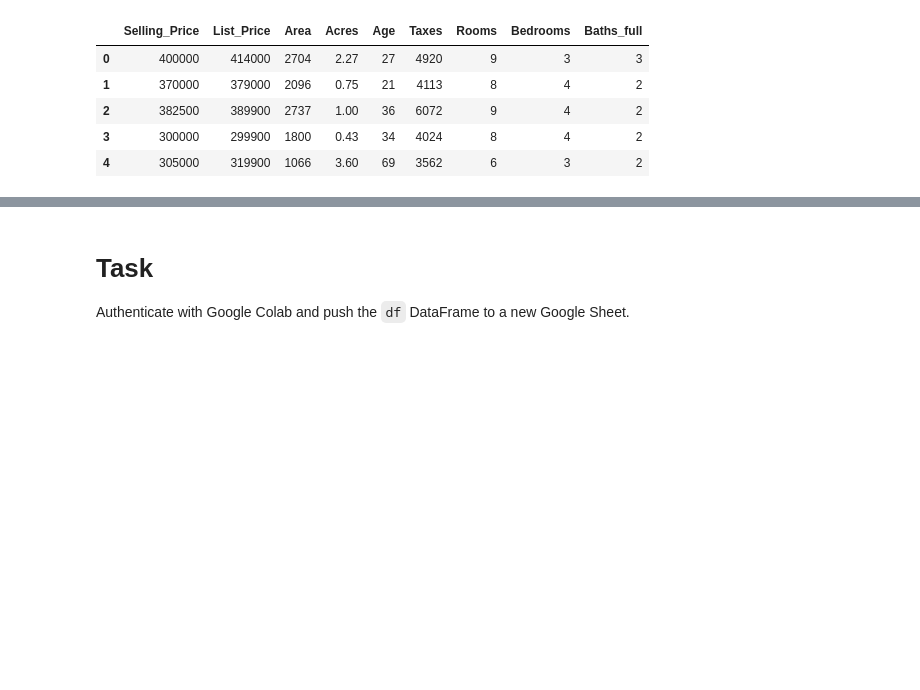
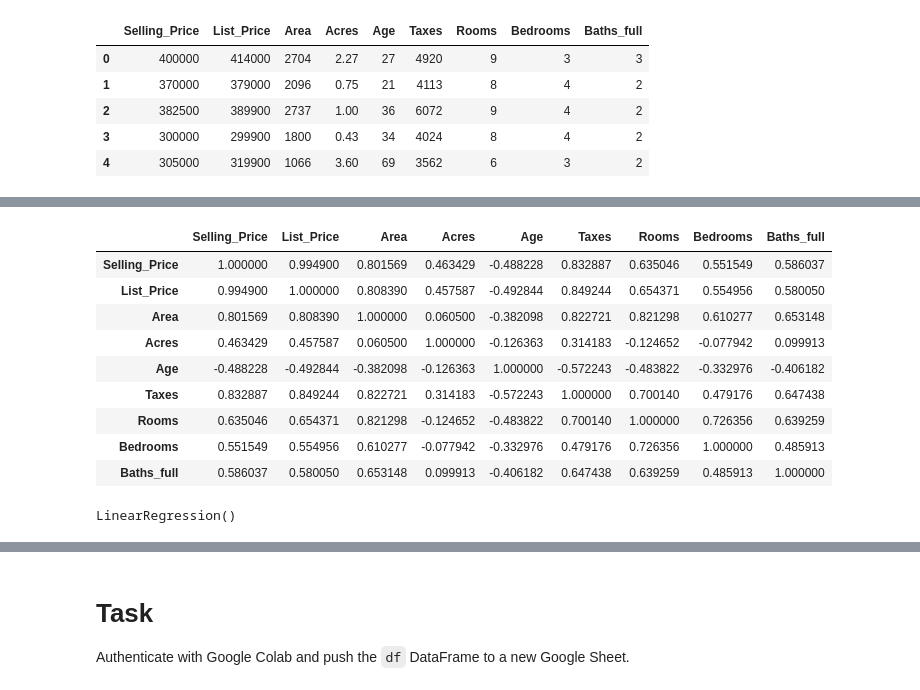
Before and after one commit to liempt6789-maker/hocsau, a Jupyter notebook: LinearRegression.ipynb, the cells around one changed output, grey strips where cells are left out. Cells and saved outputs as stored; diff of their text form; code cells hidden in the pictures; blank space fills up the shorter version.

```diff
--- a/LinearRegression.ipynb
+++ b/LinearRegression.ipynb
@@ -21,0 +26,13 @@ MessageError: Error: credential propagation was unsuccessful
+# %%
+df.corr()
+# %% [output]
+|  | Selling_Price | List_Price | Area | Acres | Age | Taxes | Rooms | Bedrooms | Baths_full |
+| Selling_Price | 1.000000 | 0.994900 | 0.801569 | 0.463429 | -0.488228 | 0.832887 | 0.635046 | 0.551549 | 0.586037 |
+| List_Price | 0.994900 | 1.000000 | 0.808390 | 0.457587 | -0.492844 | 0.849244 | 0.654371 | 0.554956 | 0.580050 |
+| Area | 0.801569 | 0.808390 | 1.000000 | 0.060500 | -0.382098 | 0.822721 | 0.821298 | 0.610277 | 0.653148 |
+| Acres | 0.463429 | 0.457587 | 0.060500 | 1.000000 | -0.126363 | 0.314183 | -0.124652 | -0.077942 | 0.099913 |
+| Age | -0.488228 | -0.492844 | -0.382098 | -0.126363 | 1.000000 | -0.572243 | -0.483822 | -0.332976 | -0.406182 |
+| Taxes | 0.832887 | 0.849244 | 0.822721 | 0.314183 | -0.572243 | 1.000000 | 0.700140 | 0.479176 | 0.647438 |
+| Rooms | 0.635046 | 0.654371 | 0.821298 | -0.124652 | -0.483822 | 0.700140 | 1.000000 | 0.726356 | 0.639259 |
+| Bedrooms | 0.551549 | 0.554956 | 0.610277 | -0.077942 | -0.332976 | 0.479176 | 0.726356 | 1.000000 | 0.485913 |
+| Baths_full | 0.586037 | 0.580050 | 0.653148 | 0.099913 | -0.406182 | 0.647438 | 0.639259 | 0.485913 | 1.000000 |
@@ -21,0 +45,5 @@ MessageError: Error: credential propagation was unsuccessful
+# %%
+model = LinearRegression()
+model.fit(X_train, y_train)
+# %% [output]
+LinearRegression()
```
Also changed, not shown: parts of 9 cells of this notebook.
